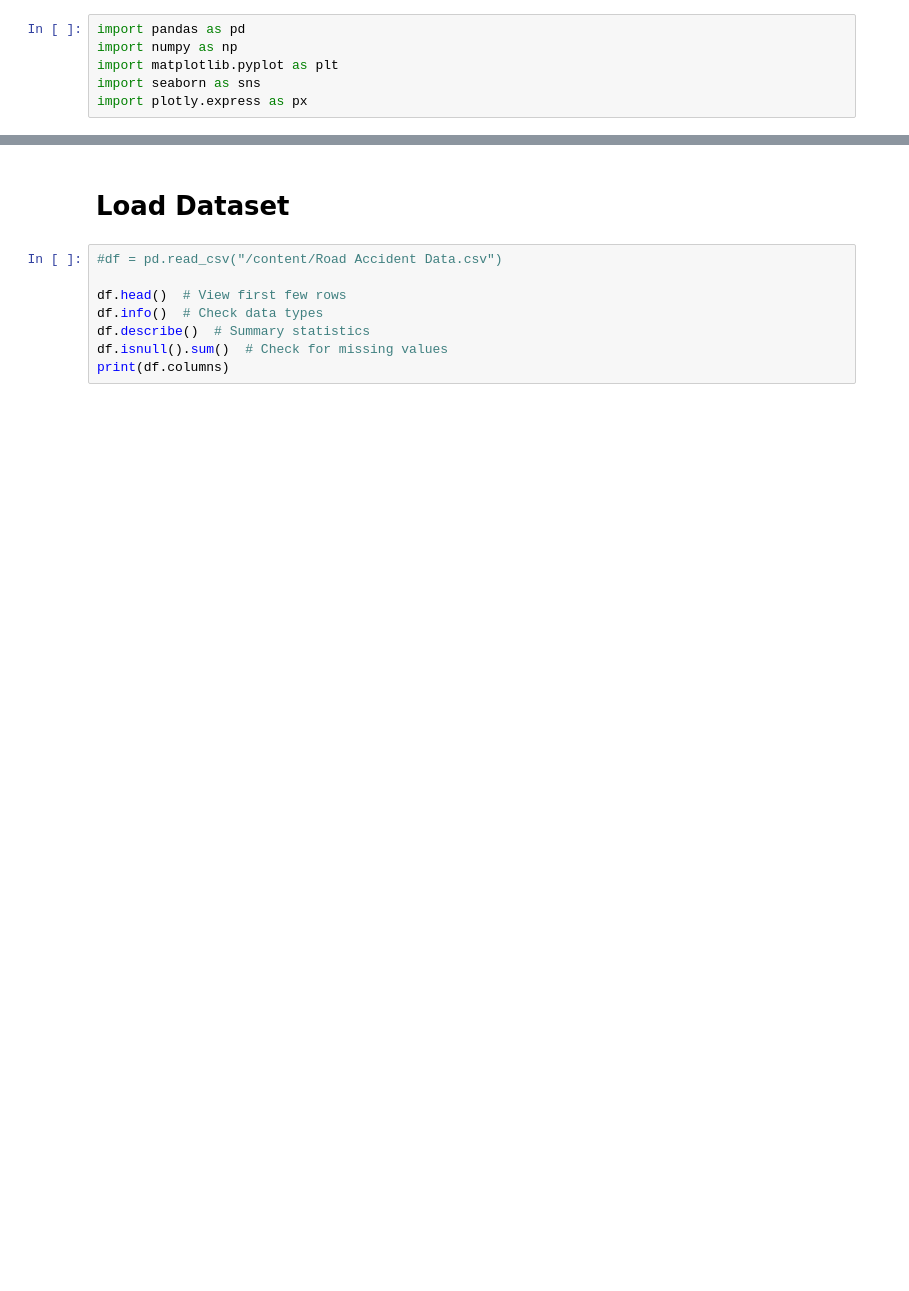
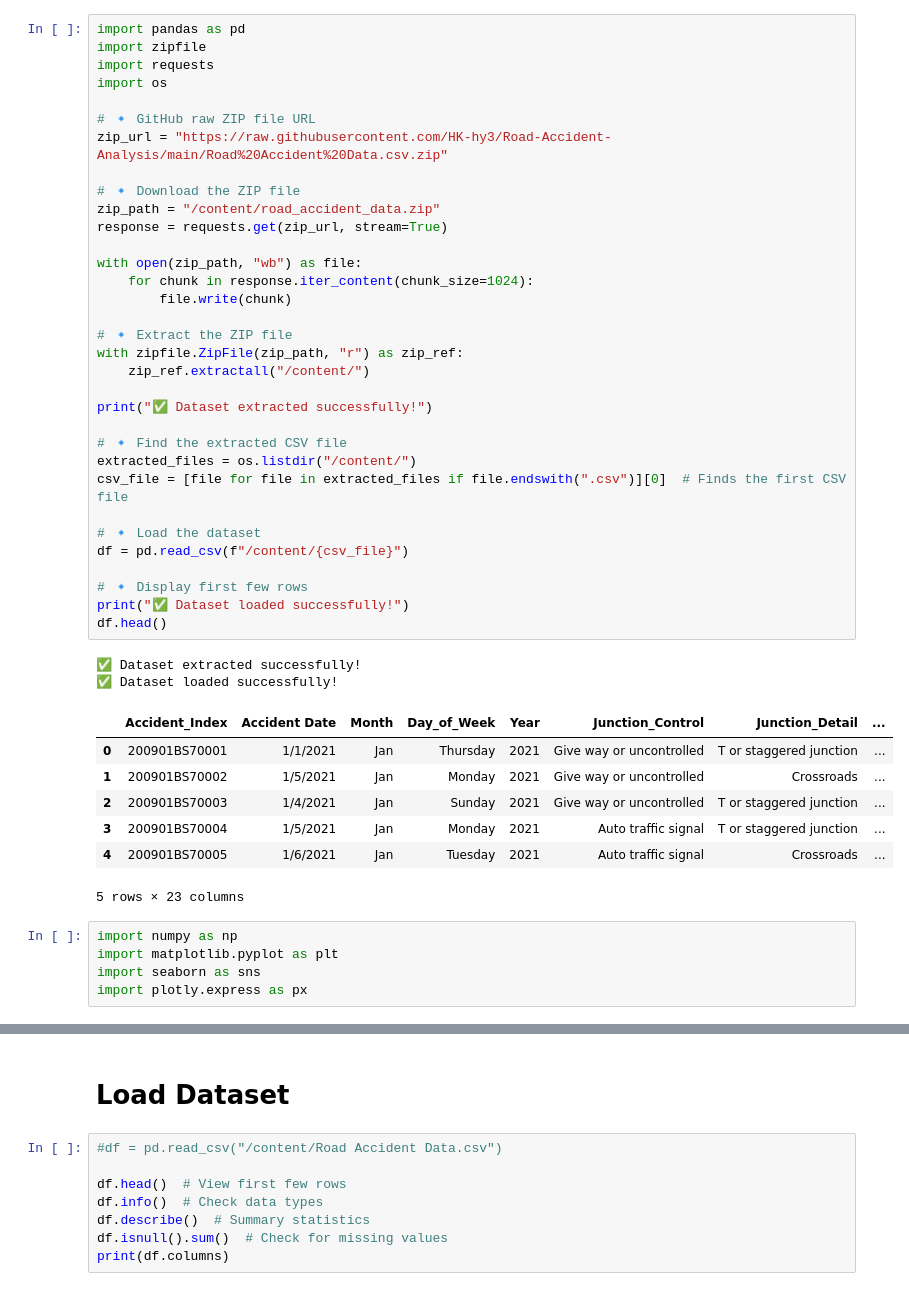
Before and after one commit to HK-hy3/Road-Accident-Analysis, a Jupyter notebook: Road_Accident.ipynb, the cells around one changed output, grey strips where cells are left out. Drawn from its saved outputs; the diff is of its cells as text; blank space fills up the shorter version.

```diff
--- a/Road_Accident.ipynb
+++ b/Road_Accident.ipynb
@@ -1,7 +1,49 @@
 # %% [markdown]
 <a href="https://colab.research.google.com/github/HK-hy3/Road-Accident-Analysis/blob/main/Road_Accident.ipynb" target="_parent"><img src="https://colab.research.google.com/assets/colab-badge.svg" alt="Open In Colab"/></a>
+# %%
+import pandas as pd
+import zipfile
+import requests
+import os
+
+# 🔹 GitHub raw ZIP file URL
+zip_url = "https://raw.githubusercontent.com/HK-hy3/Road-Accident-Analysis/main/Road%20Accident%20Data.csv.zip"
+
+# 🔹 Download the ZIP file
+zip_path = "/content/road_accident_data.zip"
+response = requests.get(zip_url, stream=True)
+
+with open(zip_path, "wb") as file:
+    for chunk in response.iter_content(chunk_size=1024):
+        file.write(chunk)
+
+# 🔹 Extract the ZIP file
+with zipfile.ZipFile(zip_path, "r") as zip_ref:
+    zip_ref.extractall("/content/")
+
+print("✅ Dataset extracted successfully!")
+
+# 🔹 Find the extracted CSV file
+extracted_files = os.listdir("/content/")
+csv_file = [file for file in extracted_files if file.endswith(".csv")][0]  # Finds the first CSV file
+
+# 🔹 Load the dataset
+df = pd.read_csv(f"/content/{csv_file}")
+
+# 🔹 Display first few rows
+print("✅ Dataset loaded successfully!")
+df.head()
+# %% [output]
+✅ Dataset extracted successfully!
+✅ Dataset loaded successfully!
+|  | Accident_Index | Accident Date | Month | Day_of_Week | Year | Junction_Control | Junction_Detail | ... |
+| 0 | 200901BS70001 | 1/1/2021 | Jan | Thursday | 2021 | Give way or uncontrolled | T or staggered junction | ... |
+| 1 | 200901BS70002 | 1/5/2021 | Jan | Monday | 2021 | Give way or uncontrolled | Crossroads | ... |
+| 2 | 200901BS70003 | 1/4/2021 | Jan | Sunday | 2021 | Give way or uncontrolled | T or staggered junction | ... |
+| 3 | 200901BS70004 | 1/5/2021 | Jan | Monday | 2021 | Auto traffic signal | T or staggered junction | ... |
+| 4 | 200901BS70005 | 1/6/2021 | Jan | Tuesday | 2021 | Auto traffic signal | Crossroads | ... |
+5 rows × 23 columns
 # %%
-import pandas as pd
 import numpy as np
 import matplotlib.pyplot as plt
 import seaborn as sns
```
Also changed, not shown: parts of 3 cells of this notebook.
